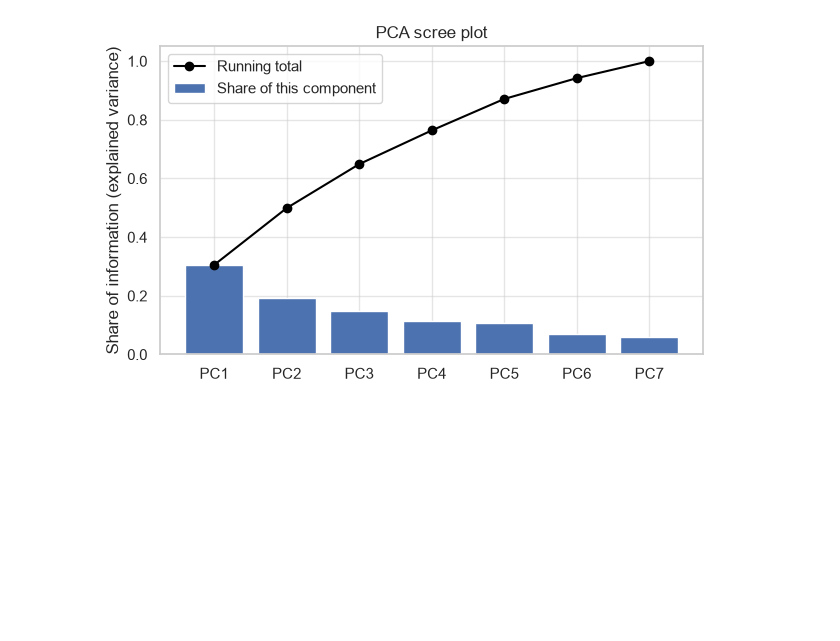
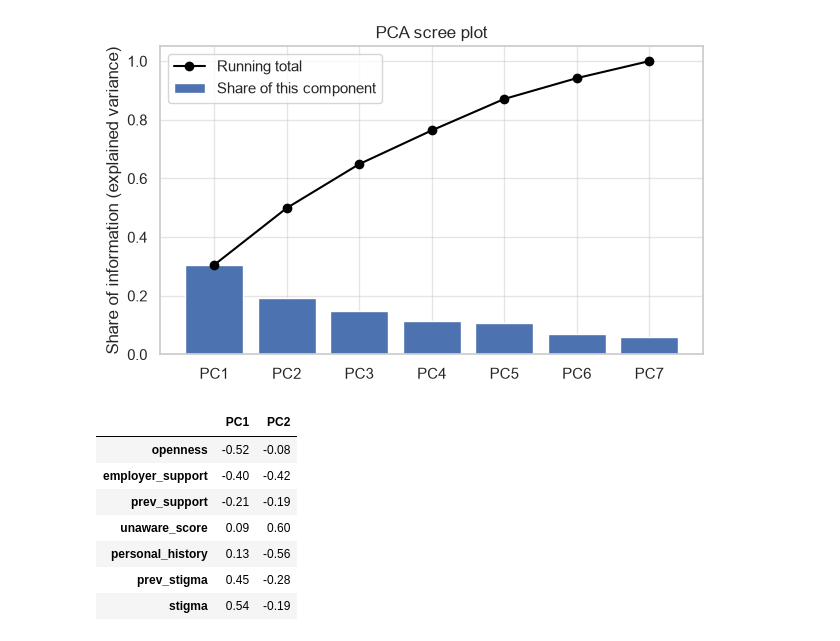
Before and after one commit to fluyid/osmi-mental-health-in-tech, a Jupyter notebook: osmi-clustering/notebooks/01_clustering.ipynb, the cells around one changed output. Saved outputs shown, nothing was run; the diff lists cells and outputs as text; code cells hidden in the pictures; blank space fills up the shorter version.

Commit message:
Show PCA loadings for the first two components
PC1 is a hostile-climate axis (stigma and prev_stigma up, openness and employer_support down); PC2 is driven by unaware_score up and personal_history down

```diff
--- a/osmi-clustering/notebooks/01_clustering.ipynb
+++ b/osmi-clustering/notebooks/01_clustering.ipynb
@@ -1027,3 +1027,17 @@ plt.savefig("../figures/pca_scree.png", dpi=150, bbox_inches="tight")
 plt.show()
 # %% [output]
 [figure]
+# %%
+loadings = pd.DataFrame(pca.components_[:2].T,
+                        index=clustering_input.columns,
+                        columns=["PC1", "PC2"])
+loadings.round(2).sort_values("PC1")
+# %% [output]
+|  | PC1 | PC2 |
+| openness | -0.52 | -0.08 |
+| employer_support | -0.40 | -0.42 |
+| prev_support | -0.21 | -0.19 |
+| unaware_score | 0.09 | 0.60 |
+| personal_history | 0.13 | -0.56 |
+| prev_stigma | 0.45 | -0.28 |
+| stigma | 0.54 | -0.19 |
```
